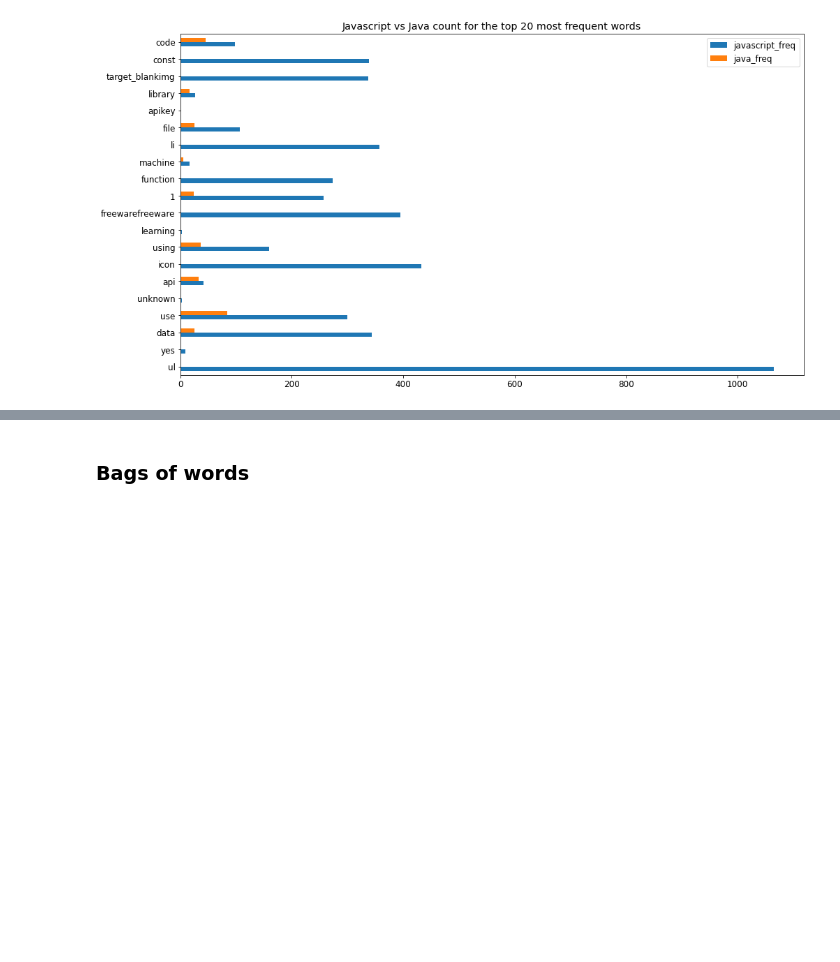
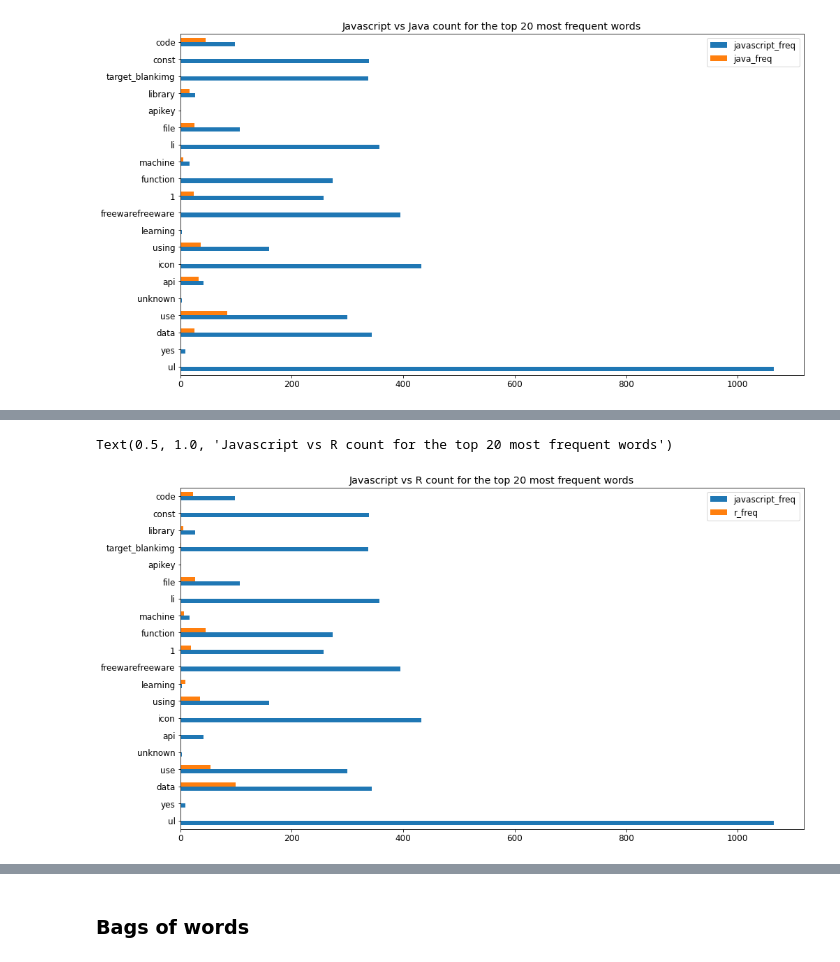
Before and after one commit to Murphy-Quach-Carter/NLP-Project, a Jupyter notebook: Linh_inital.ipynb, the cells around one changed output, grey strips where cells are left out. Drawn from its saved outputs; the diff is of its cells as text; code cells hidden in the pictures; blank space fills up the shorter version.

```diff
--- a/Linh_inital.ipynb
+++ b/Linh_inital.ipynb
@@ -301,0 +341,9 @@ Text(0.5, 1.0, 'Javascript vs Java count for the top 20 most frequent words')
+# %%
+#plotting javascript freq words vs r frequent words
+plt.rc('font', size=12)
+plt.rc('figure', figsize=(16,9))
+word_counts.sort_values('all_content_freq', ascending=False).head(20)[['javascript_freq', 'r_freq']].plot.barh()
+plt.title('Javascript vs R count for the top 20 most frequent words')
+# %% [output]
+Text(0.5, 1.0, 'Javascript vs R count for the top 20 most frequent words')
+[figure, added]
```
Also changed, not shown: parts of 63 cells of this notebook.
